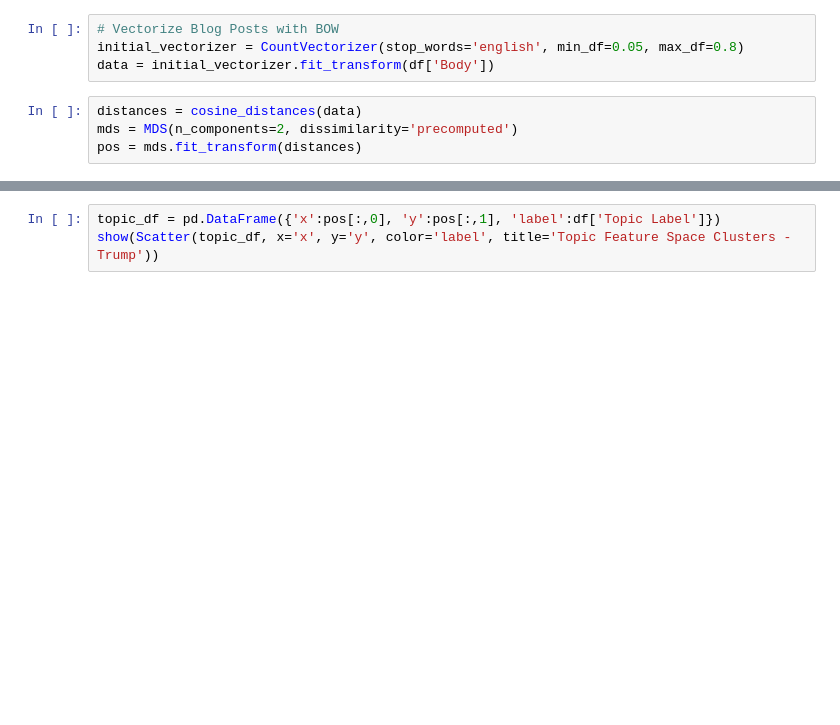
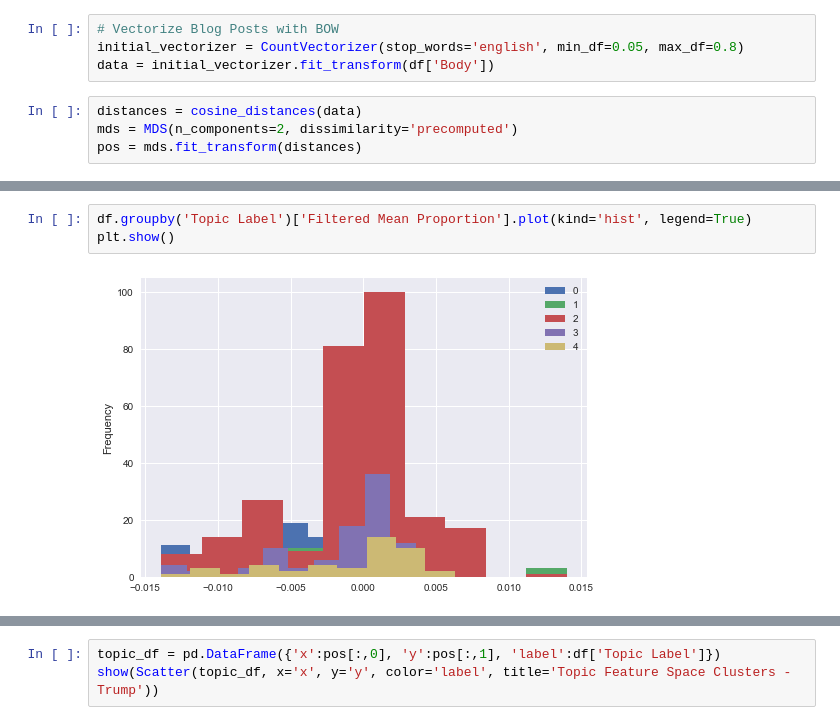
Before and after one commit to rykard95/wh_stocks, a Jupyter notebook: Richard's Final Notebook.ipynb, the cells around one changed output, grey strips where cells are left out. Saved outputs shown, nothing was run; the diff lists cells and outputs as text; blank space fills up the shorter version.

```diff
--- a/Richard's Final Notebook.ipynb
+++ b/Richard's Final Notebook.ipynb
@@ -200,0 +228,5 @@ Name: Title, dtype: object
+# %%
+df.groupby('Topic Label')['Filtered Mean Proportion'].plot(kind='hist', legend=True)
+plt.show()
+# %% [output]
+[figure, added]
```
Also changed, not shown: parts of 39 cells of this notebook.
